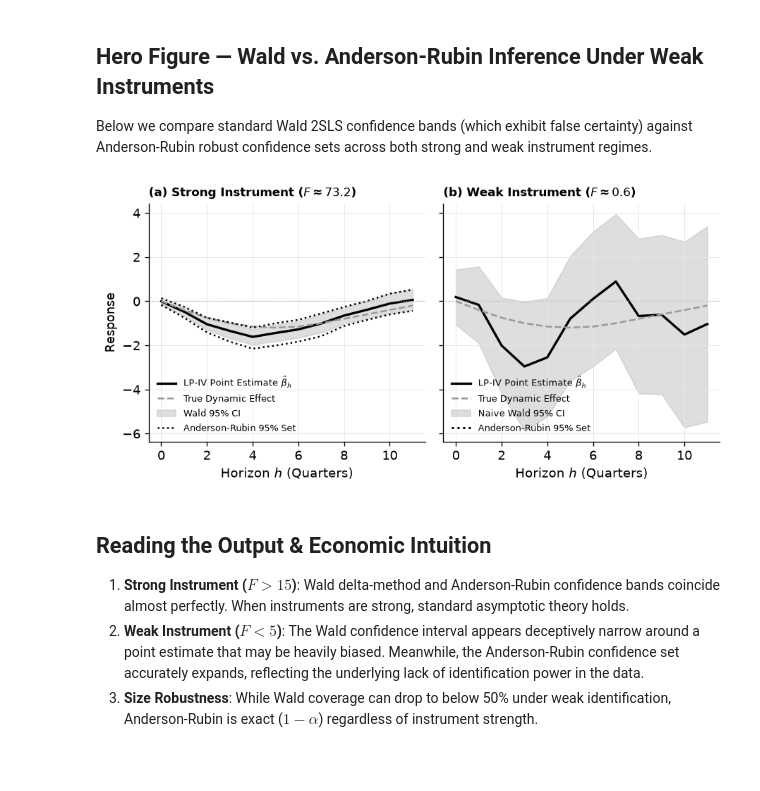
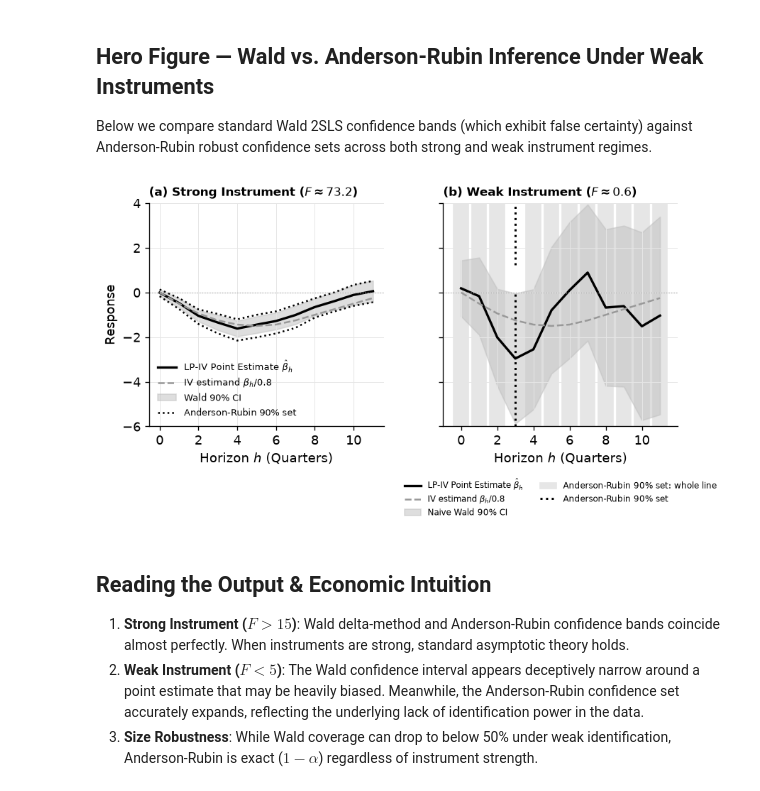
Before and after one commit to jalonso1979/puremacro, a Jupyter notebook: notebooks/28_weak_iv_anderson_rubin.ipynb, the cells around one changed output. Saved outputs shown, nothing was run; the diff lists cells and outputs as text; code cells hidden in the pictures; blank space fills up the shorter version.

```diff
--- a/notebooks/28_weak_iv_anderson_rubin.ipynb
+++ b/notebooks/28_weak_iv_anderson_rubin.ipynb
@@ -128,44 +128,61 @@ assert "ar_lo" in res_strong.columns and "ar_hi" in res_strong.columns
 
 Below we compare standard Wald 2SLS confidence bands (which exhibit false certainty) against Anderson-Rubin robust confidence sets across both strong and weak instrument regimes.
 # %%
-fig, axes = plt.subplots(1, 2, figsize=(7.6, 3.8), sharey=True)
+from matplotlib.lines import Line2D
+from matplotlib.ticker import MaxNLocator
+from matplotlib.patches import Patch
 
-# Panel 1: Strong Instrument Regime
+level = int(round(100 * res_strong.ci_level))   # lp_iv defaults to alpha = 0.10, so 90% bands
+# x = 0.8 * shock + noise, so the IV estimand is beta_true / 0.8, not beta_true itself.
+iv_estimand = beta_true / 0.8
+ylo, yhi = -6.0, 4.0
+
+fig, axes = plt.subplots(1, 2, figsize=(7.6, 4.4), sharey=True)
+
+# Panel 1
 ax = axes[0]
 ax.plot(res_strong["h"], res_strong["beta"], color="0.00", lw=2.0, label="LP-IV Point Estimate $\\hat{\\beta}_h$")
-ax.plot(res_strong["h"], beta_true, color="0.60", ls="--", lw=1.5, label="True Dynamic Effect")
-ax.fill_between(res_strong["h"], res_strong["lo"], res_strong["hi"], color="0.75", alpha=0.5, label="Wald 95% CI")
-ax.plot(res_strong["h"], res_strong["ar_lo"], color="0.00", ls=":", lw=1.5, label="Anderson-Rubin 95% Set")
+ax.plot(res_strong["h"], iv_estimand, color="0.60", ls="--", lw=1.5, label="IV estimand $\\beta_h / 0.8$")
+ax.fill_between(res_strong["h"], res_strong["lo"], res_strong["hi"], color="0.75", alpha=0.5, label=f"Wald {level}% CI")
+ax.plot(res_strong["h"], res_strong["ar_lo"], color="0.00", ls=":", lw=1.5, label=f"Anderson-Rubin {level}% set")
 ax.plot(res_strong["h"], res_strong["ar_hi"], color="0.00", ls=":", lw=1.5)
 ax.axhline(0, color="0.70", ls=":", lw=0.8)
 f_avg_strong = res_strong["first_stage_f"].mean()
 ax.set_title(f"(a) Strong Instrument ($F \\approx {f_avg_strong:.1f}$)", loc="left", fontsize=10, fontweight="bold")
 ax.set_xlabel("Horizon $h$ (Quarters)")
 ax.set_ylabel("Response")
 ax.legend(loc="lower left", fontsize=8)
 
-# Panel 2: Weak Instrument Regime
+# Panel 2: the Anderson-Rubin set is drawn whatever its shape -- an interval, two rays or the whole line
 ax = axes[1]
 ax.plot(res_weak["h"], res_weak["beta"], color="0.00", lw=2.0, label="LP-IV Point Estimate $\\hat{\\beta}_h$")
-ax.plot(res_weak["h"], beta_true, color="0.60", ls="--", lw=1.5, label="True Dynamic Effect")
-ax.fill_between(res_weak["h"], np.clip(res_weak["lo"], -6, 4), np.clip(res_weak["hi"], -6, 4), color="0.75", alpha=0.5, label="Naive Wald 95% CI")
-
-# Plot AR bounds where bounded
-bounded_mask = res_weak["ar_set_type"] == "bounded"
-ax.plot(res_weak.loc[bounded_mask, "h"], res_weak.loc[bounded_mask, "ar_lo"], color="0.00", ls=":", lw=1.8, label="Anderson-Rubin 95% Set")
-ax.plot(res_weak.loc[bounded_mask, "h"], res_weak.loc[bounded_mask, "ar_hi"], color="0.00", ls=":", lw=1.8)
-
-# Highlight unbounded / wide uncertainty
+ax.plot(res_weak["h"], iv_estimand, color="0.60", ls="--", lw=1.5, label="IV estimand $\\beta_h / 0.8$")
+ax.fill_between(res_weak["h"], np.clip(res_weak["lo"], ylo, yhi), np.clip(res_weak["hi"], ylo, yhi), color="0.75", alpha=0.5, label=f"Naive Wald {level}% CI")
+for _, r in res_weak.iterrows():
+    h = r["h"]
+    if r["ar_set_type"] == "all_real":
+        ax.axvspan(h - 0.4, h + 0.4, color="0.90", zorder=0)
+    elif r["ar_set_type"] == "unbounded_rays":
+        # lp_iv reports the rays as (-inf, ar_hi] U [ar_lo, inf), with ar_lo > ar_hi
+        ax.vlines(h, ylo, min(r["ar_hi"], yhi), color="0.00", ls=":", lw=1.8)
+        ax.vlines(h, max(r["ar_lo"], ylo), yhi, color="0.00", ls=":", lw=1.8)
+    elif r["ar_set_type"] == "bounded":
+        ax.vlines(h, r["ar_lo"], r["ar_hi"], color="0.00", ls=":", lw=1.8)
 ax.axhline(0, color="0.70", ls=":", lw=0.8)
+ax.set_ylim(ylo, yhi)
 f_avg_weak = res_weak["first_stage_f"].mean()
 ax.set_title(f"(b) Weak Instrument ($F \\approx {f_avg_weak:.1f}$)", loc="left", fontsize=10, fontweight="bold")
 ax.set_xlabel("Horizon $h$ (Quarters)")
-ax.legend(loc="lower left", fontsize=8)
+handles, labels = ax.get_legend_handles_labels()
+handles += [Patch(color="0.90", label=f"Anderson-Rubin {level}% set: whole line"), Line2D([], [], color="0.00", ls=":", lw=1.8, label=f"Anderson-Rubin {level}% set")]
+ax.legend(handles=handles, loc="upper center", bbox_to_anchor=(0.5, -0.2), ncol=2, fontsize=7, frameon=False)
 
+for ax in axes:
+    ax.xaxis.set_major_locator(MaxNLocator(integer=True))
 plt.tight_layout()
 plt.show()
 # %% [output]
-[figure, old version]
+[figure, new version]
 # %% [markdown]
 ## Reading the Output & Economic Intuition
 
```
Also changed, not shown: parts of 2 cells of this notebook, 9 other files.
